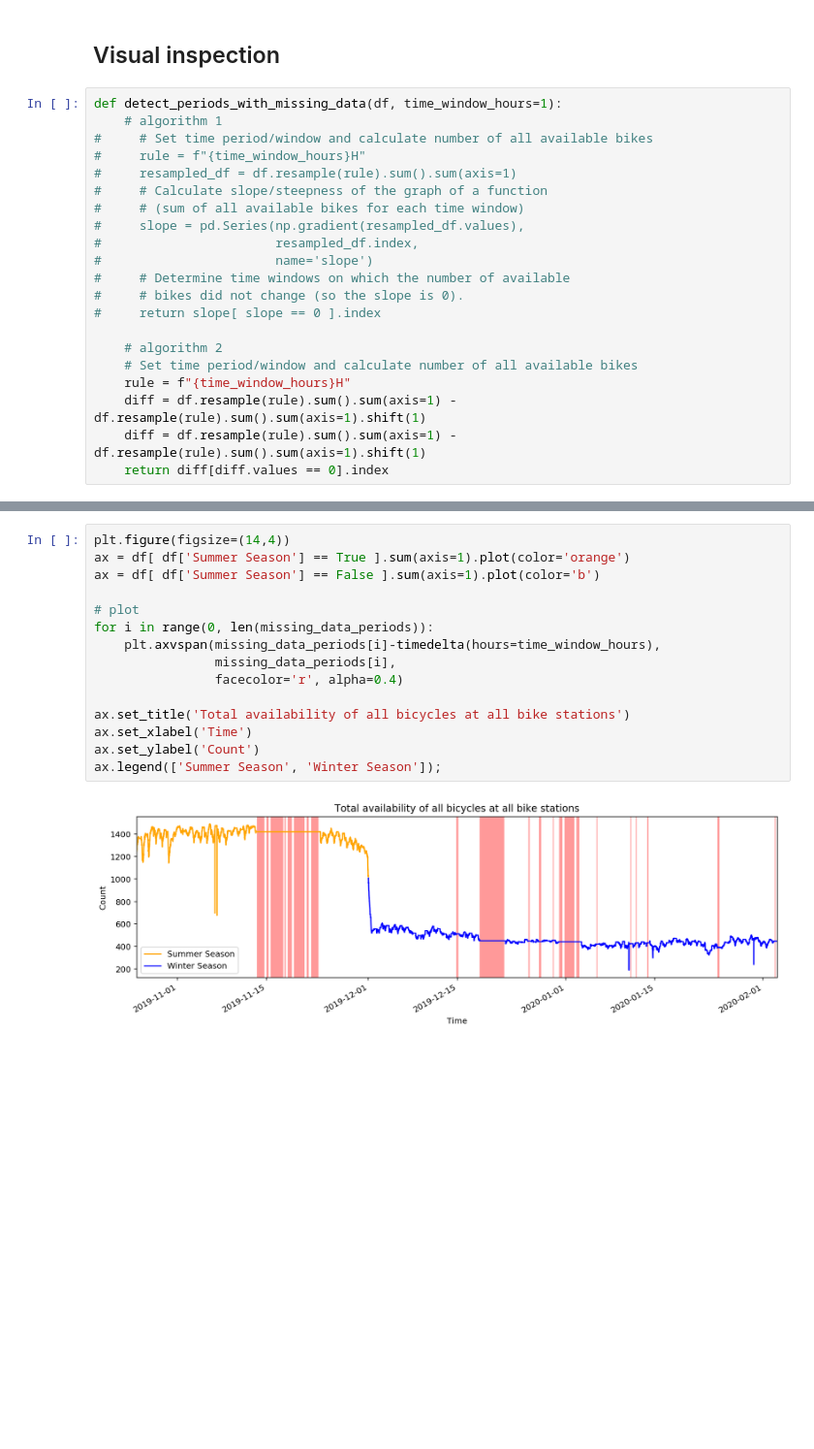
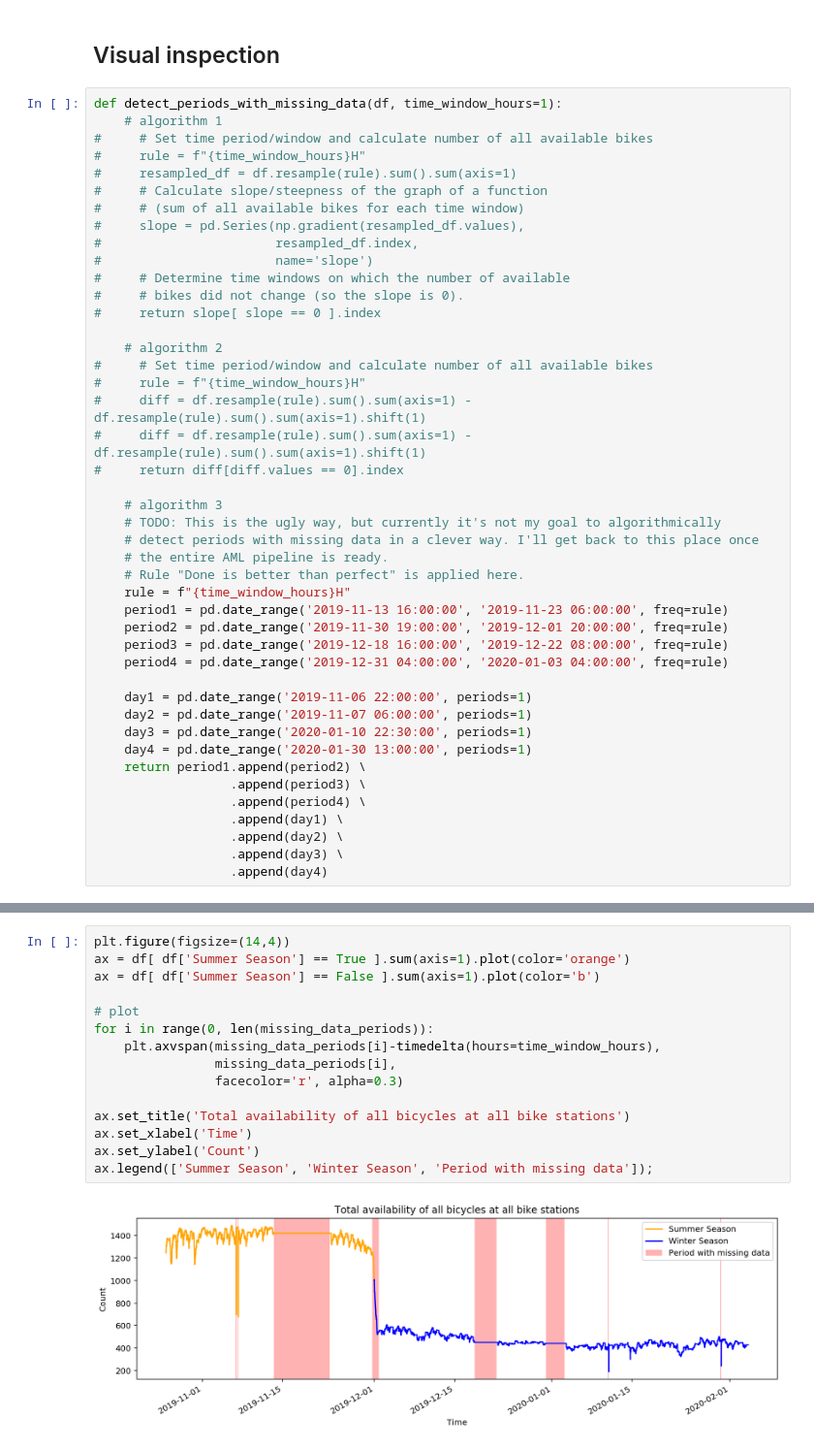
Before and after one commit to mariuszrokita/wroclawski-rower-miejski, a Jupyter notebook: bikeavailability/notebooks/02-exploratory-data-analysis.ipynb, the cells around one changed output, grey strips where cells are left out. Shown at 97% size. Cells and saved outputs as stored; diff of their text form; blank space fills up the shorter version.

Commit message:
Hardcoded time ranges

```diff
--- a/bikeavailability/notebooks/02-exploratory-data-analysis.ipynb
+++ b/bikeavailability/notebooks/02-exploratory-data-analysis.ipynb
@@ -132,11 +132,34 @@ def detect_periods_with_missing_data(df, time_window_hours=1):
 #     return slope[ slope == 0 ].index
 
     # algorithm 2
-    # Set time period/window and calculate number of all available bikes
+#     # Set time period/window and calculate number of all available bikes
+#     rule = f"{time_window_hours}H"
+#     diff = df.resample(rule).sum().sum(axis=1) - df.resample(rule).sum().sum(axis=1).shift(1)
+#     diff = df.resample(rule).sum().sum(axis=1) - df.resample(rule).sum().sum(axis=1).shift(1)
+#     return diff[diff.values == 0].index
+
+    # algorithm 3
+    # TODO: This is the ugly way, but currently it's not my goal to algorithmically
+    # detect periods with missing data in a clever way. I'll get back to this place once
+    # the entire AML pipeline is ready.
+    # Rule "Done is better than perfect" is applied here.
     rule = f"{time_window_hours}H"
-    diff = df.resample(rule).sum().sum(axis=1) - df.resample(rule).sum().sum(axis=1).shift(1)
-    diff = df.resample(rule).sum().sum(axis=1) - df.resample(rule).sum().sum(axis=1).shift(1)
-    return diff[diff.values == 0].index
+    period1 = pd.date_range('2019-11-13 16:00:00', '2019-11-23 06:00:00', freq=rule)
+    period2 = pd.date_range('2019-11-30 19:00:00', '2019-12-01 20:00:00', freq=rule)
+    period3 = pd.date_range('2019-12-18 16:00:00', '2019-12-22 08:00:00', freq=rule)
+    period4 = pd.date_range('2019-12-31 04:00:00', '2020-01-03 04:00:00', freq=rule)
+
+    day1 = pd.date_range('2019-11-06 22:00:00', periods=1)
+    day2 = pd.date_range('2019-11-07 06:00:00', periods=1)
+    day3 = pd.date_range('2020-01-10 22:30:00', periods=1)
+    day4 = pd.date_range('2020-01-30 13:00:00', periods=1)
+    return period1.append(period2) \
+                  .append(period3) \
+                  .append(period4) \
+                  .append(day1) \
+                  .append(day2) \
+                  .append(day3) \
+                  .append(day4)
 # %%
 time_window_hours = 4
 missing_data_periods = detect_periods_with_missing_data(df, time_window_hours)
@@ -144,17 +167,17 @@ missing_data_periods = detect_periods_with_missing_data(df, time_window_hours)
 # %%
 plt.figure(figsize=(14,4))
 ax = df[ df['Summer Season'] == True ].sum(axis=1).plot(color='orange')
 ax = df[ df['Summer Season'] == False ].sum(axis=1).plot(color='b')
 
 # plot
 for i in range(0, len(missing_data_periods)):
     plt.axvspan(missing_data_periods[i]-timedelta(hours=time_window_hours),
                 missing_data_periods[i],
-                facecolor='r', alpha=0.4)
+                facecolor='r', alpha=0.3)
 
 ax.set_title('Total availability of all bicycles at all bike stations')
 ax.set_xlabel('Time')
 ax.set_ylabel('Count')
-ax.legend(['Summer Season', 'Winter Season']);
+ax.legend(['Summer Season', 'Winter Season', 'Period with missing data']);
 # %% [output]
-[figure, old version]
+[figure, new version]
```
Also changed, not shown: parts of 11 cells of this notebook.
